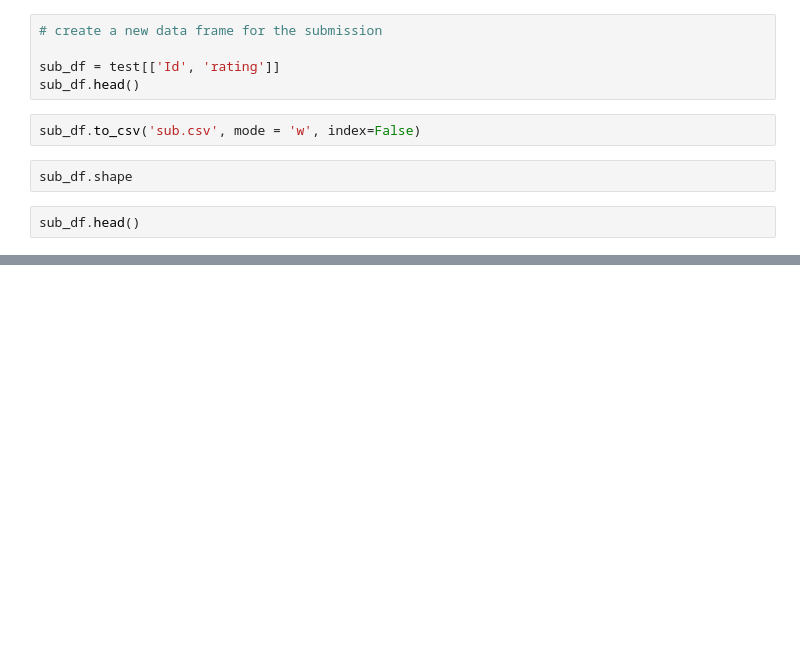
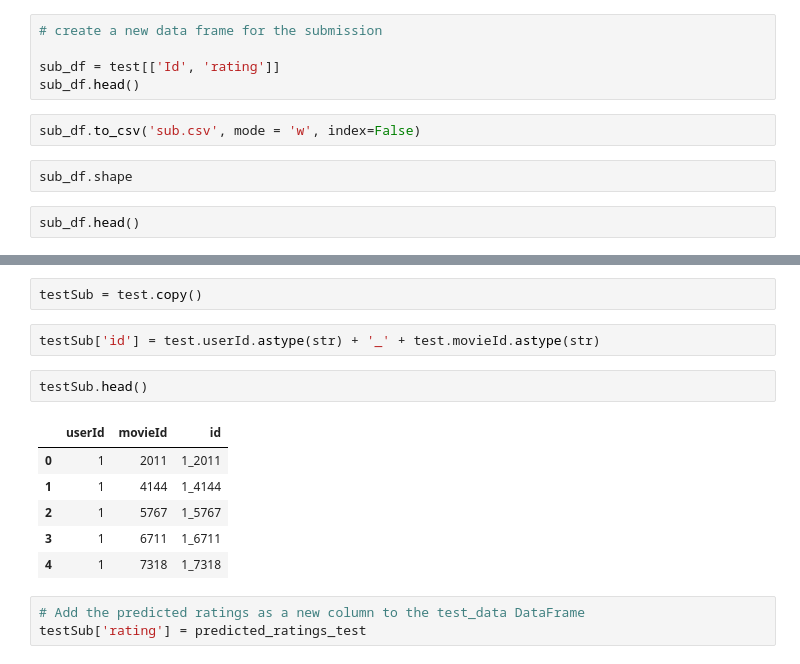
Before and after one commit to TEAM-RR1-ACT-MLTech/notebook, a Jupyter notebook: recommender_notebook.ipynb, the cells around one changed output, grey strips where cells are left out. Saved outputs shown, nothing was run; the diff lists cells and outputs as text; blank space fills up the shorter version.

```diff
--- a/recommender_notebook.ipynb
+++ b/recommender_notebook.ipynb
@@ -971,0 +1062,16 @@ sub_df.head()
+# %%
+testSub = test.copy()
+# %%
+testSub['id'] = test.userId.astype(str) + '_' + test.movieId.astype(str)
+# %%
+testSub.head()
+# %% [output]
+|  | userId | movieId | id |
+| 0 | 1 | 2011 | 1_2011 |
+| 1 | 1 | 4144 | 1_4144 |
+| 2 | 1 | 5767 | 1_5767 |
+| 3 | 1 | 6711 | 1_6711 |
+| 4 | 1 | 7318 | 1_7318 |
+# %%
+# Add the predicted ratings as a new column to the test_data DataFrame
+testSub['rating'] = predicted_ratings_test
```
Also changed, not shown: parts of 53 cells of this notebook.
